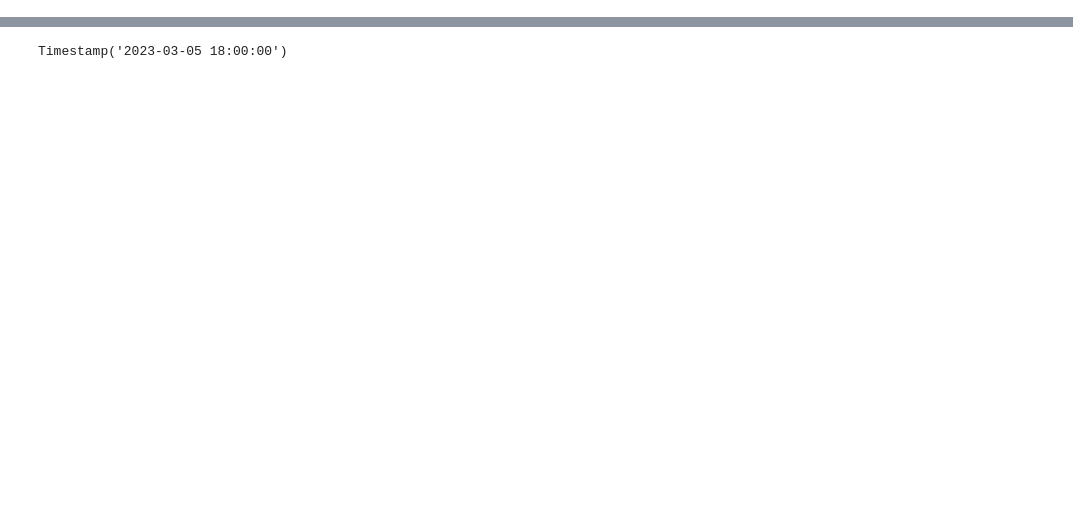
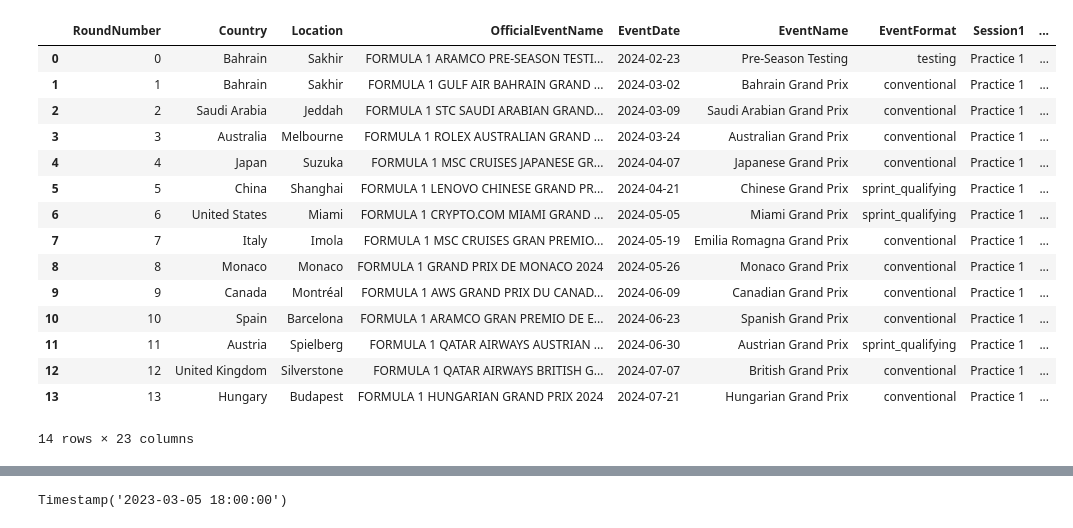
Before and after one commit to caiolacerdamt/f1-project, a Jupyter notebook: predict_win.ipynb, the cells around one changed output, grey strips where cells are left out. Saved outputs shown, nothing was run; the diff lists cells and outputs as text; code cells hidden in the pictures; blank space fills up the shorter version.

```diff
--- a/predict_win.ipynb
+++ b/predict_win.ipynb
@@ -72,0 +83,24 @@ def get_laps_data(year, gp):
+# %%
+season = dt.now().year
+events = ff1.get_event_schedule(season)
+today = pd.Timestamp.now()
+past_events = events[events["EventDate"] <= today]
+# %%
+past_events
+# %% [output]
+|  | RoundNumber | Country | Location | OfficialEventName | EventDate | EventName | EventFormat | Session1 | ... |
+| 0 | 0 | Bahrain | Sakhir | FORMULA 1 ARAMCO PRE-SEASON TESTI... | 2024-02-23 | Pre-Season Testing | testing | Practice 1 | ... |
+| 1 | 1 | Bahrain | Sakhir | FORMULA 1 GULF AIR BAHRAIN GRAND ... | 2024-03-02 | Bahrain Grand Prix | conventional | Practice 1 | ... |
+| 2 | 2 | Saudi Arabia | Jeddah | FORMULA 1 STC SAUDI ARABIAN GRAND... | 2024-03-09 | Saudi Arabian Grand Prix | conventional | Practice 1 | ... |
+| 3 | 3 | Australia | Melbourne | FORMULA 1 ROLEX AUSTRALIAN GRAND ... | 2024-03-24 | Australian Grand Prix | conventional | Practice 1 | ... |
+| 4 | 4 | Japan | Suzuka | FORMULA 1 MSC CRUISES JAPANESE GR... | 2024-04-07 | Japanese Grand Prix | conventional | Practice 1 | ... |
+| 5 | 5 | China | Shanghai | FORMULA 1 LENOVO CHINESE GRAND PR... | 2024-04-21 | Chinese Grand Prix | sprint_qualifying | Practice 1 | ... |
+| 6 | 6 | United States | Miami | FORMULA 1 CRYPTO.COM MIAMI GRAND ... | 2024-05-05 | Miami Grand Prix | sprint_qualifying | Practice 1 | ... |
+| 7 | 7 | Italy | Imola | FORMULA 1 MSC CRUISES GRAN PREMIO... | 2024-05-19 | Emilia Romagna Grand Prix | conventional | Practice 1 | ... |
+| 8 | 8 | Monaco | Monaco | FORMULA 1 GRAND PRIX DE MONACO 2024 | 2024-05-26 | Monaco Grand Prix | conventional | Practice 1 | ... |
+| 9 | 9 | Canada | Montréal | FORMULA 1 AWS GRAND PRIX DU CANAD... | 2024-06-09 | Canadian Grand Prix | conventional | Practice 1 | ... |
+| 10 | 10 | Spain | Barcelona | FORMULA 1 ARAMCO GRAN PREMIO DE E... | 2024-06-23 | Spanish Grand Prix | conventional | Practice 1 | ... |
+| 11 | 11 | Austria | Spielberg | FORMULA 1 QATAR AIRWAYS AUSTRIAN ... | 2024-06-30 | Austrian Grand Prix | sprint_qualifying | Practice 1 | ... |
+| 12 | 12 | United Kingdom | Silverstone | FORMULA 1 QATAR AIRWAYS BRITISH G... | 2024-07-07 | British Grand Prix | conventional | Practice 1 | ... |
+| 13 | 13 | Hungary | Budapest | FORMULA 1 HUNGARIAN GRAND PRIX 2024 | 2024-07-21 | Hungarian Grand Prix | conventional | Practice 1 | ... |
+14 rows × 23 columns
```
Also changed, not shown: parts of 38 cells of this notebook, 2 other files.
